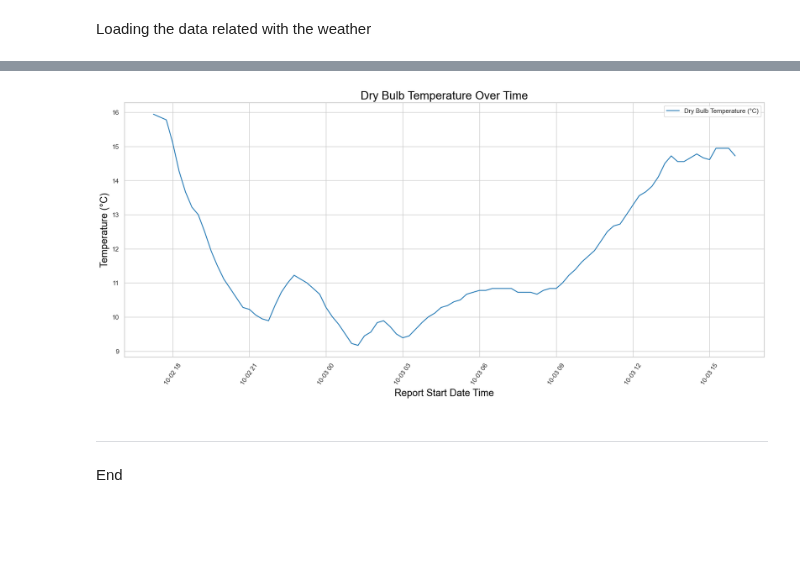
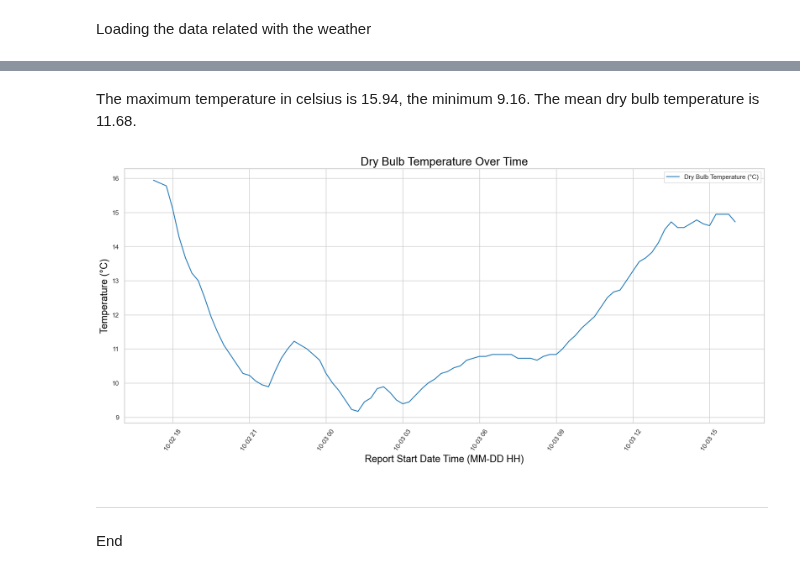
Before and after one commit to Jennyicano/PFDA, a Jupyter notebook: assignments/assignment2-weather.ipynb, the cells around one changed output, grey strips where cells are left out. Cells and saved outputs as stored; diff of their text form; code cells hidden in the pictures; blank space fills up the shorter version.

```diff
--- a/assignments/assignment2-weather.ipynb
+++ b/assignments/assignment2-weather.ipynb
@@ -94,30 +122,32 @@ plt.show()
+# %% [markdown]
+The maximum temperature in celsius is 15.94, the minimum 9.16. The mean dry bulb temperature is 11.68.
 # %%
 sns.set(style="whitegrid")
 
 # Convert the 'reportStartDateTime' column to datetime format
 df['reportStartDateTime'] = pd.to_datetime(df['reportStartDateTime'], utc=True)
 
 # Convert from UTC to Irish Time (Europe/Dublin)
 df['reportStartDateTime'] = df['reportStartDateTime'].dt.tz_convert('Europe/Dublin')
 
 report_SDT = df['reportStartDateTime']
 temp_cels = df['dryBulbTemperature_Celsius']
 
 plt.figure(figsize=(20, 8))
 plt.plot(report_SDT, temp_cels, color='tab:blue', label='Dry Bulb Temperature (°C)')
 
 # Labeling the plot
 
 plt.title('Dry Bulb Temperature Over Time', fontsize=20, color='black')
-plt.xlabel('Report Start Date Time', fontsize=17, color='black')
+plt.xlabel('Report Start Date Time (MM-DD HH)', fontsize=17, color='black')
 plt.ylabel('Temperature (°C)', fontsize=17, color='black')
 plt.xticks(rotation=55)
 plt.legend()
 
 # Show the plot
 plt.show()
 # %% [output]
-[figure, old version]
+[figure, new version]
 # %% [markdown]
 ***********************
 
```
Also changed, not shown: parts of 9 cells of this notebook, 2 other files.
